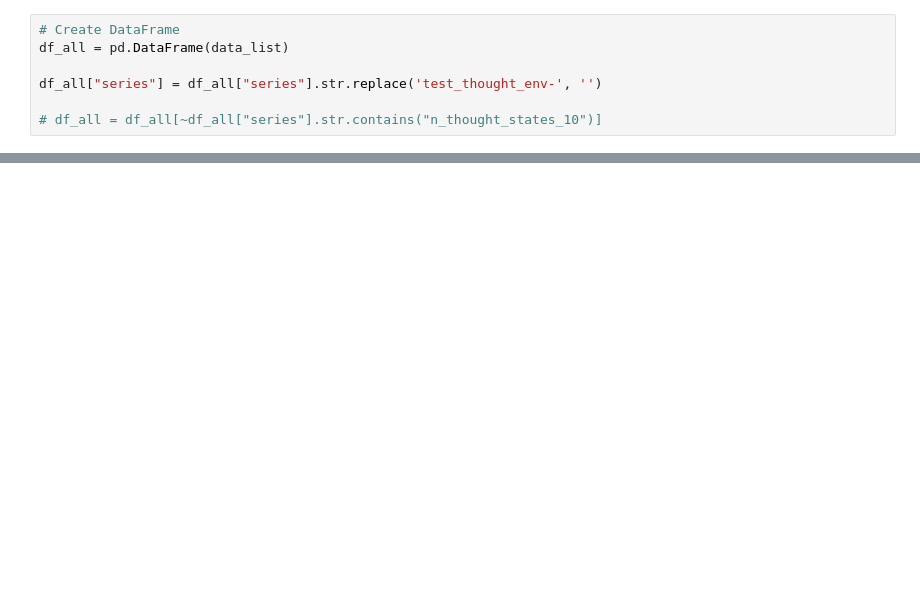
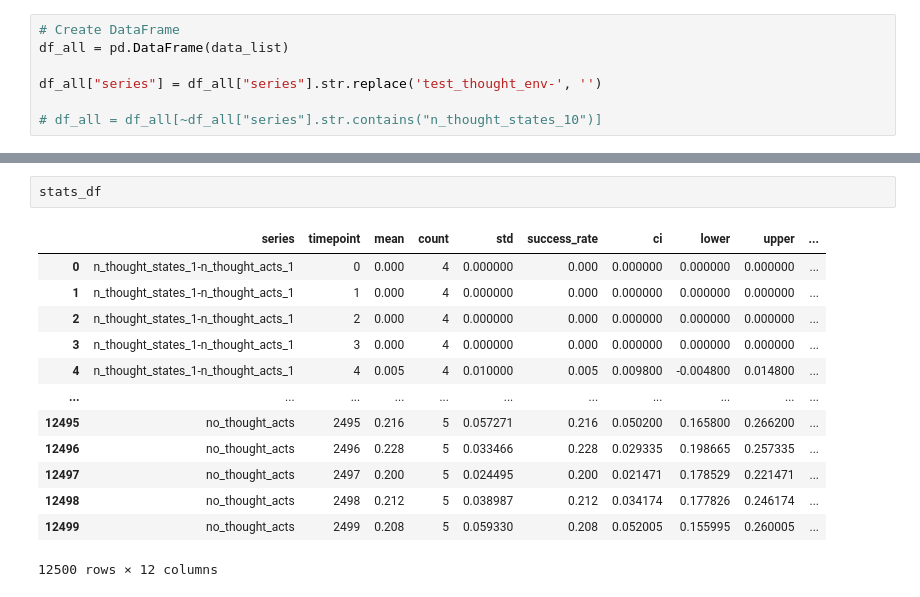
Before and after one commit to chanb/thinking-as-control, a Jupyter notebook: plot.ipynb, the cells around one changed output, grey strips where cells are left out. Saved outputs shown, nothing was run; the diff lists cells and outputs as text; blank space fills up the shorter version.

```diff
--- a/plot.ipynb
+++ b/plot.ipynb
@@ -68,0 +90,16 @@ df_all["series"] = df_all["series"].str.replace('test_thought_env-', '')
+# %%
+stats_df
+# %% [output]
+|  | series | timepoint | mean | count | std | success_rate | ci | lower | upper | ... |
+| 0 | n_thought_states_1-n_thought_acts_1 | 0 | 0.000 | 4 | 0.000000 | 0.000 | 0.000000 | 0.000000 | 0.000000 | ... |
+| 1 | n_thought_states_1-n_thought_acts_1 | 1 | 0.000 | 4 | 0.000000 | 0.000 | 0.000000 | 0.000000 | 0.000000 | ... |
+| 2 | n_thought_states_1-n_thought_acts_1 | 2 | 0.000 | 4 | 0.000000 | 0.000 | 0.000000 | 0.000000 | 0.000000 | ... |
+| 3 | n_thought_states_1-n_thought_acts_1 | 3 | 0.000 | 4 | 0.000000 | 0.000 | 0.000000 | 0.000000 | 0.000000 | ... |
+| 4 | n_thought_states_1-n_thought_acts_1 | 4 | 0.005 | 4 | 0.010000 | 0.005 | 0.009800 | -0.004800 | 0.014800 | ... |
+| ... | ... | ... | ... | ... | ... | ... | ... | ... | ... | ... |
+| 12495 | no_thought_acts | 2495 | 0.216 | 5 | 0.057271 | 0.216 | 0.050200 | 0.165800 | 0.266200 | ... |
+| 12496 | no_thought_acts | 2496 | 0.228 | 5 | 0.033466 | 0.228 | 0.029335 | 0.198665 | 0.257335 | ... |
+| 12497 | no_thought_acts | 2497 | 0.200 | 5 | 0.024495 | 0.200 | 0.021471 | 0.178529 | 0.221471 | ... |
+| 12498 | no_thought_acts | 2498 | 0.212 | 5 | 0.038987 | 0.212 | 0.034174 | 0.177826 | 0.246174 | ... |
+| 12499 | no_thought_acts | 2499 | 0.208 | 5 | 0.059330 | 0.208 | 0.052005 | 0.155995 | 0.260005 | ... |
+12500 rows × 12 columns
```
Also changed, not shown: parts of 5 cells of this notebook, 7 other files.
